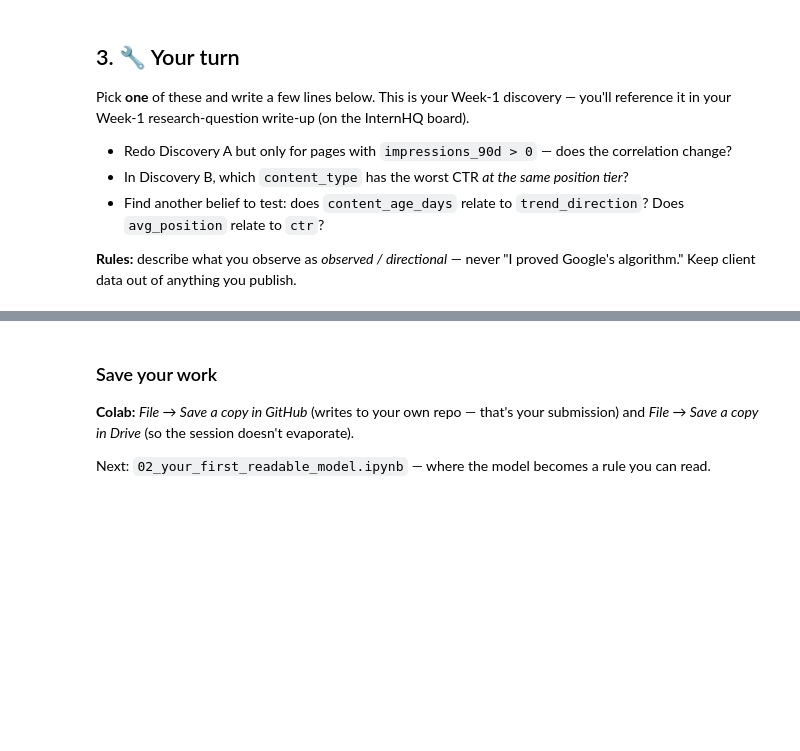
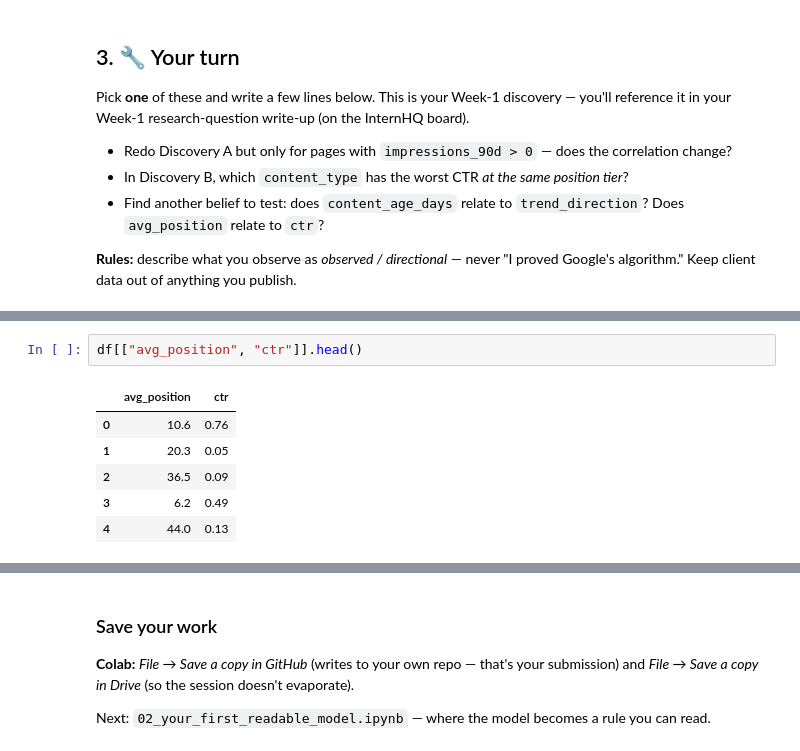
Before and after one commit to hydroz3/flyrank-ml-intern, a Jupyter notebook: notebooks/01_first_look_and_discovery.ipynb, the cells around one changed output, grey strips where cells are left out. Saved outputs shown, nothing was run; the diff lists cells and outputs as text; blank space fills up the shorter version.

```diff
--- a/notebooks/01_first_look_and_discovery.ipynb
+++ b/notebooks/01_first_look_and_discovery.ipynb
@@ -101,0 +203,9 @@ Pick **one** of these and write a few lines below. This is your Week-1 discovery
+# %%
+df[["avg_position", "ctr"]].head()
+# %% [output]
+|  | avg_position | ctr |
+| 0 | 10.6 | 0.76 |
+| 1 | 20.3 | 0.05 |
+| 2 | 36.5 | 0.09 |
+| 3 | 6.2 | 0.49 |
+| 4 | 44.0 | 0.13 |
```
Also changed, not shown: parts of 14 cells of this notebook.
